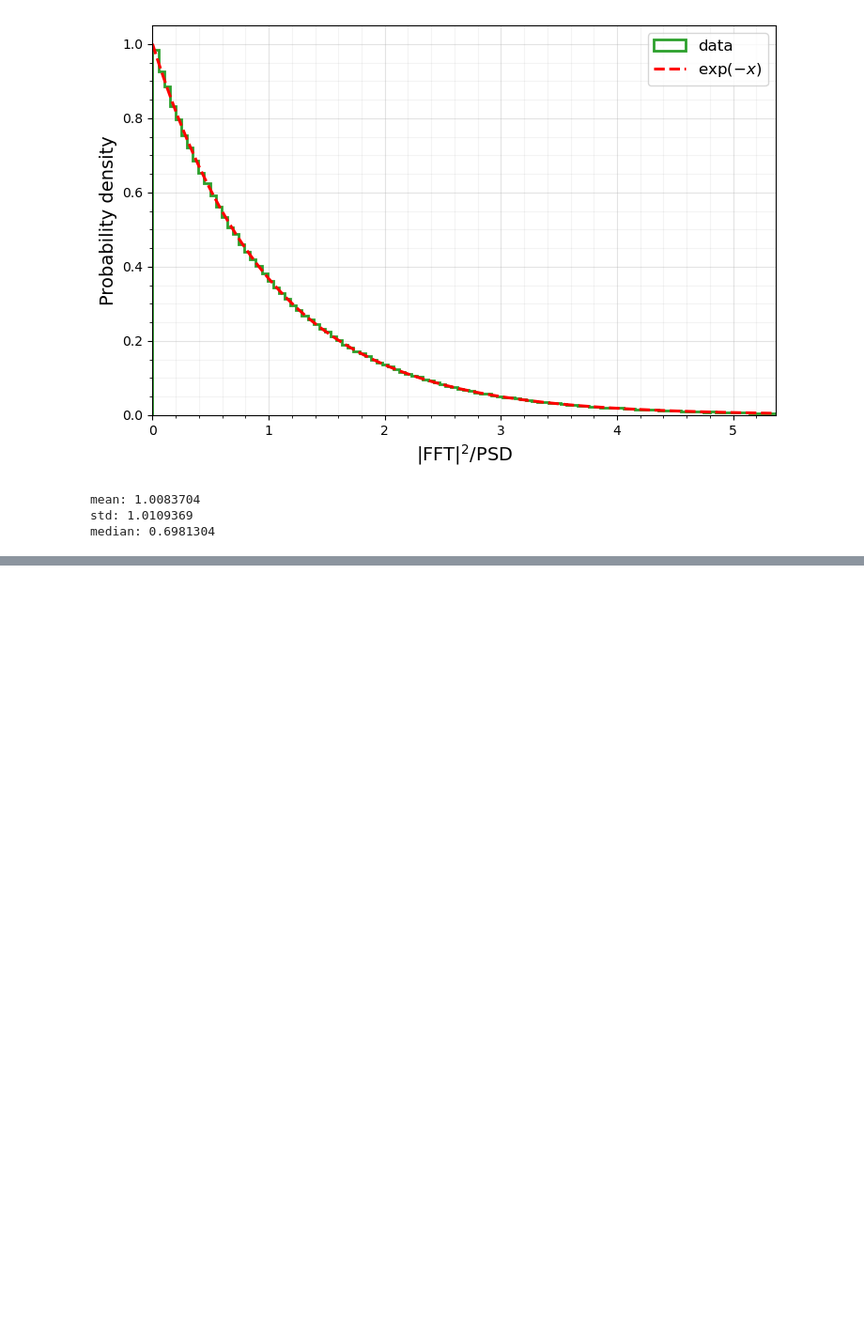
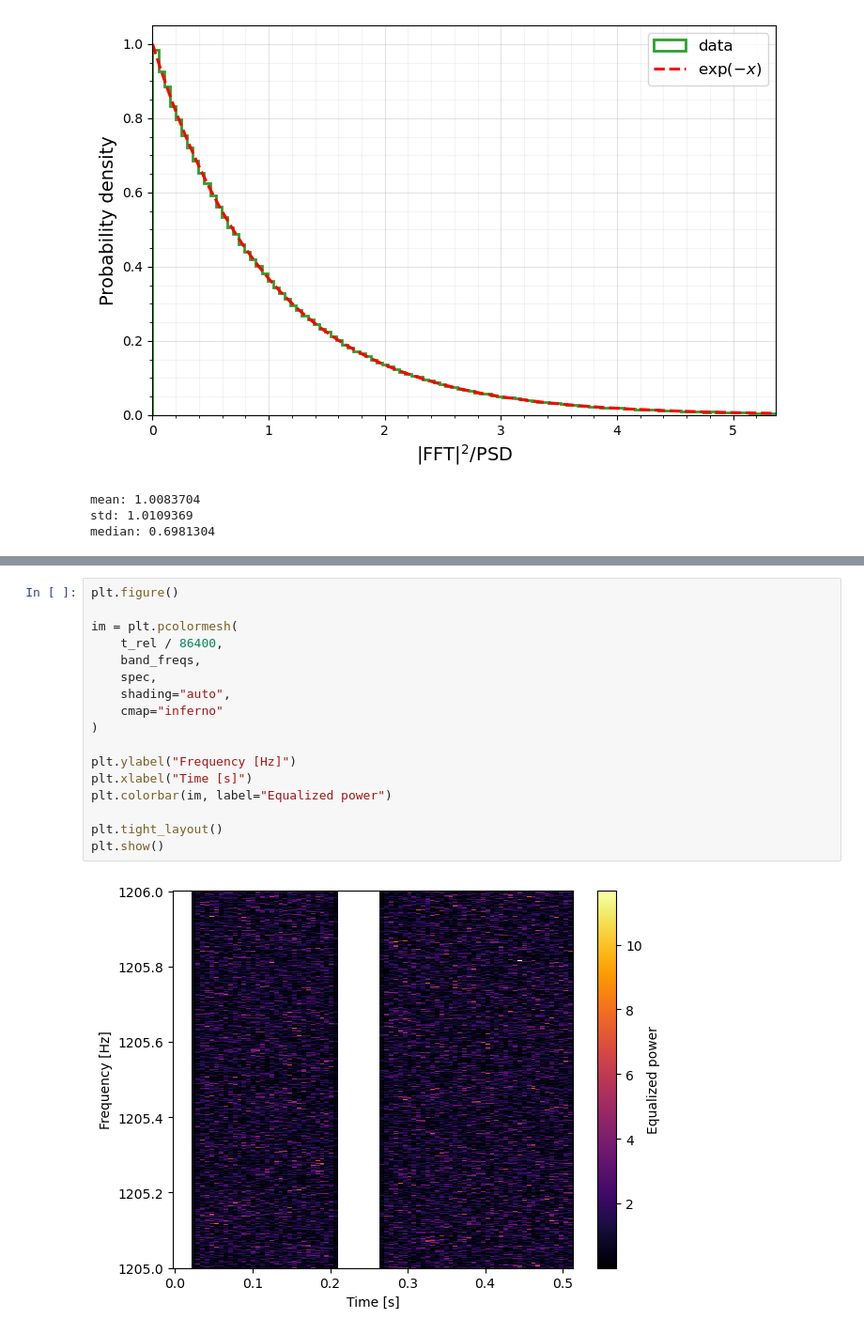
Before and after one commit to andrew-l-miller/gwosc, a Jupyter notebook: create_sfdbs/crea_sfdbs.ipynb, the cells around one changed output, grey strips where cells are left out. Shown at 94% size. Drawn from its saved outputs; the diff is of its cells as text; blank space fills up the shorter version.

```diff
--- a/create_sfdbs/crea_sfdbs.ipynb
+++ b/create_sfdbs/crea_sfdbs.ipynb
@@ -412,0 +447,19 @@ median: 0.6981304
+# %%
+plt.figure()
+
+im = plt.pcolormesh(
+    t_rel / 86400,
+    band_freqs,
+    spec,
+    shading="auto",
+    cmap="inferno"
+)
+
+plt.ylabel("Frequency [Hz]")
+plt.xlabel("Time [s]")
+plt.colorbar(im, label="Equalized power")
+
+plt.tight_layout()
+plt.show()
+# %% [output]
+[figure, added]
```
Also changed, not shown: parts of 2 cells of this notebook, 2 other files.
